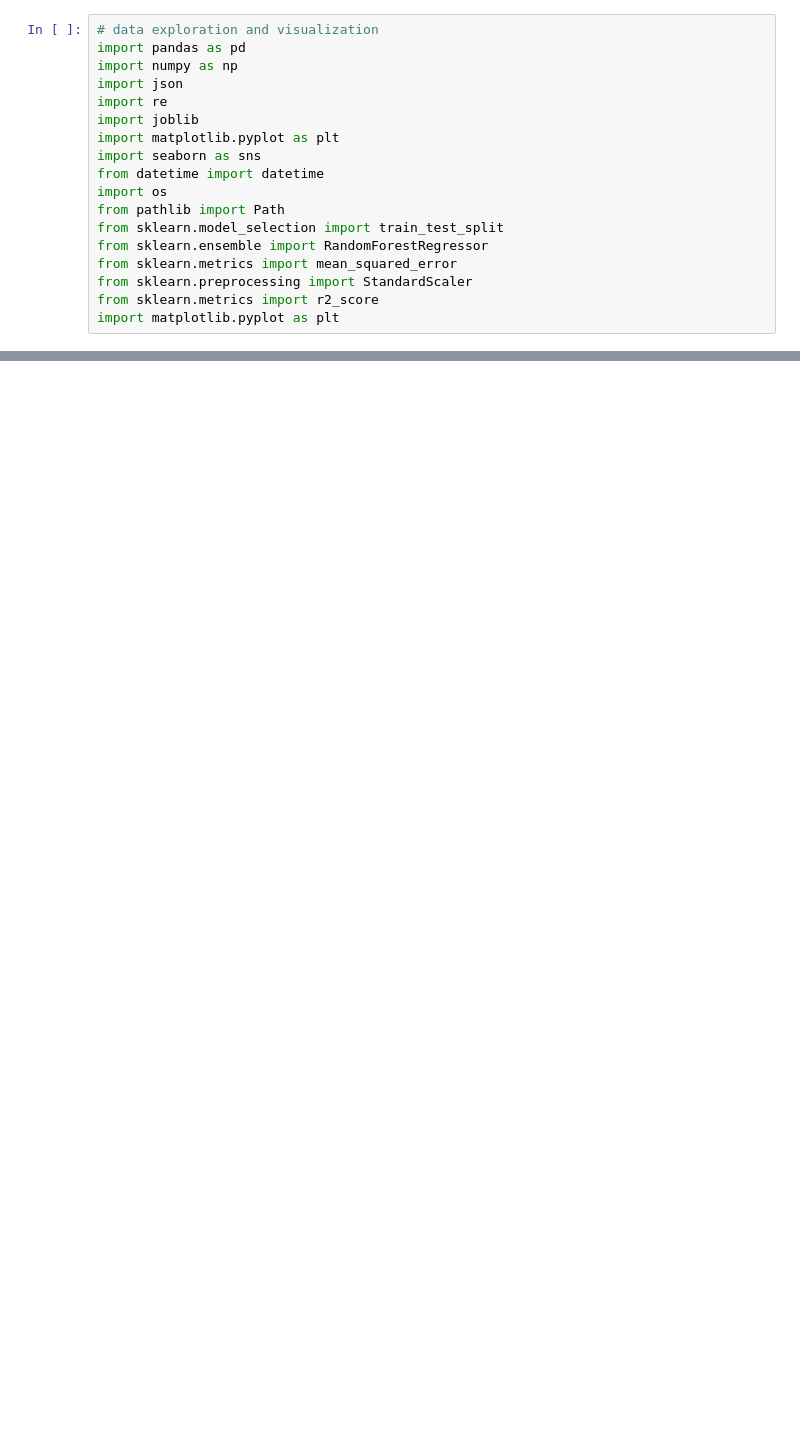
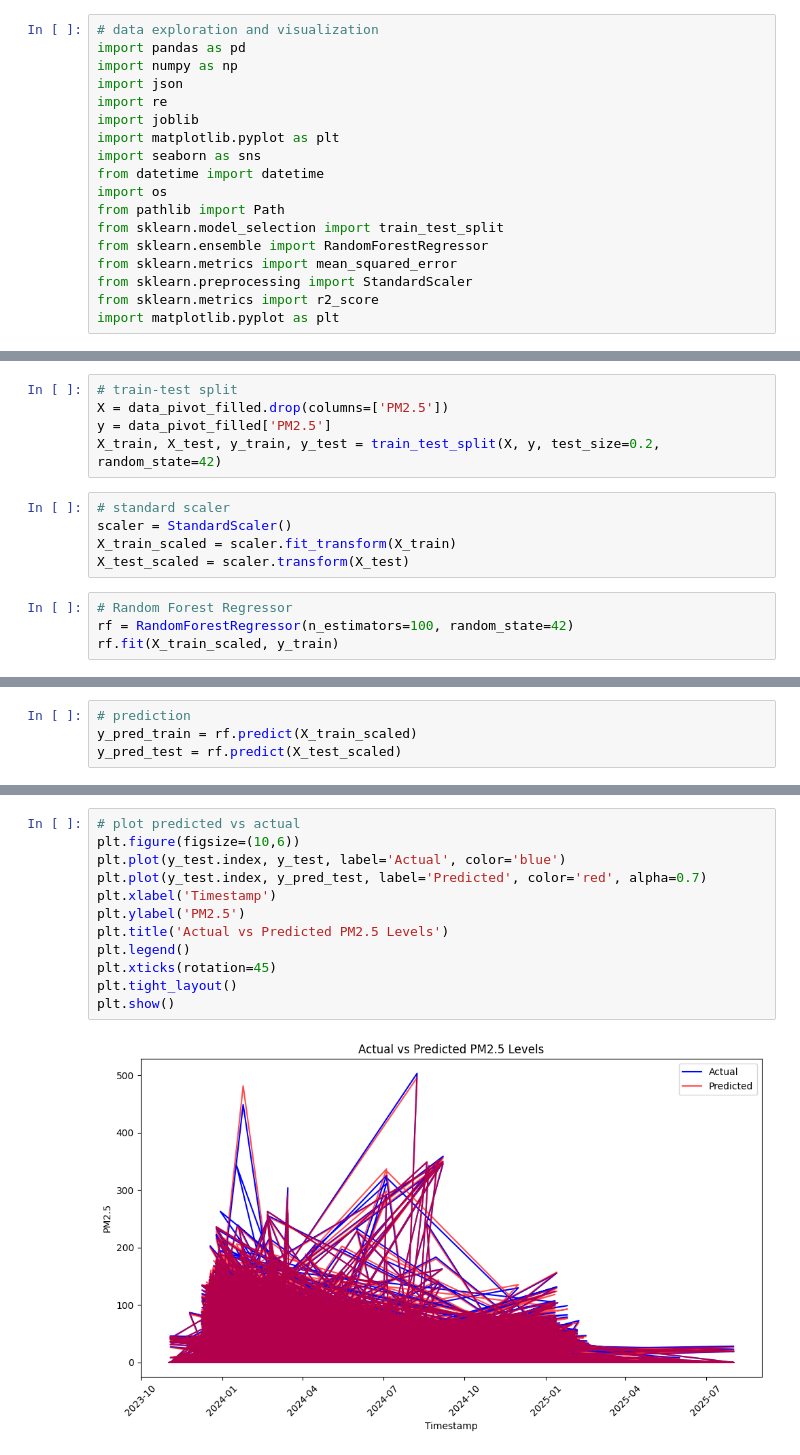
Before and after one commit to chuksugbome/air-quality-forecast, a Jupyter notebook: air_quality_EDA.ipynb, the cells around one changed output, grey strips where cells are left out. Drawn from its saved outputs; the diff is of its cells as text; blank space fills up the shorter version.

```diff
--- a/air_quality_EDA.ipynb
+++ b/air_quality_EDA.ipynb
@@ -40,0 +213,14 @@ No data files loaded. Check the directory and file format.
+# %%
+# train-test split
+X = data_pivot_filled.drop(columns=['PM2.5'])
+y = data_pivot_filled['PM2.5']
+X_train, X_test, y_train, y_test = train_test_split(X, y, test_size=0.2, random_state=42)
+# %%
+# standard scaler
+scaler = StandardScaler()
+X_train_scaled = scaler.fit_transform(X_train)
+X_test_scaled = scaler.transform(X_test)
+# %%
+# Random Forest Regressor
+rf = RandomForestRegressor(n_estimators=100, random_state=42)
+rf.fit(X_train_scaled, y_train)
@@ -40,0 +229,4 @@ No data files loaded. Check the directory and file format.
+# %%
+# prediction
+y_pred_train = rf.predict(X_train_scaled)
+y_pred_test = rf.predict(X_test_scaled)
@@ -40,0 +260,14 @@ No data files loaded. Check the directory and file format.
+# %%
+# plot predicted vs actual
+plt.figure(figsize=(10,6))
+plt.plot(y_test.index, y_test, label='Actual', color='blue')
+plt.plot(y_test.index, y_pred_test, label='Predicted', color='red', alpha=0.7)
+plt.xlabel('Timestamp')
+plt.ylabel('PM2.5')
+plt.title('Actual vs Predicted PM2.5 Levels')
+plt.legend()
+plt.xticks(rotation=45)
+plt.tight_layout()
+plt.show()
+# %% [output]
+[figure, added]
```
Also changed, not shown: parts of 17 cells of this notebook.
